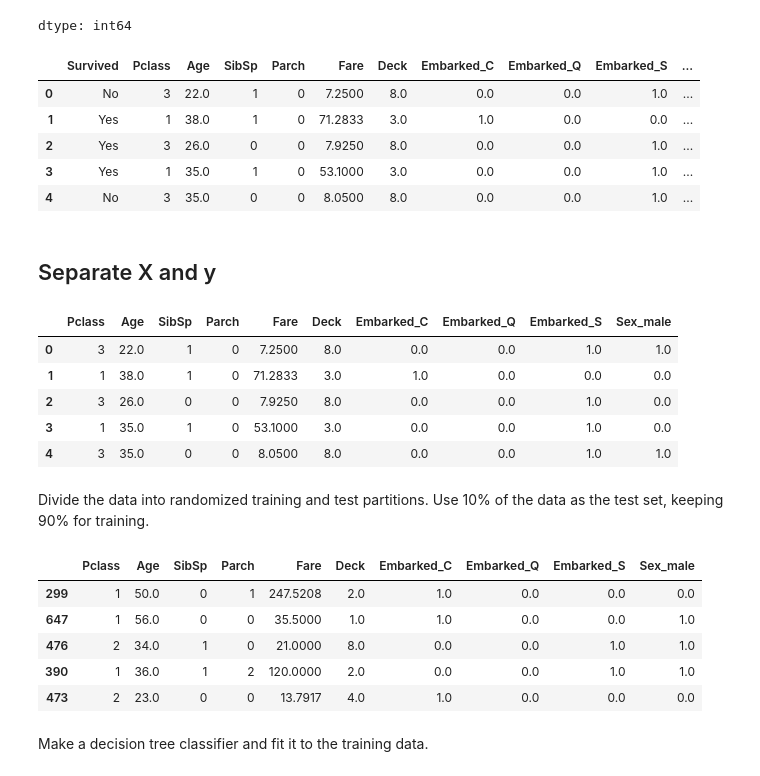
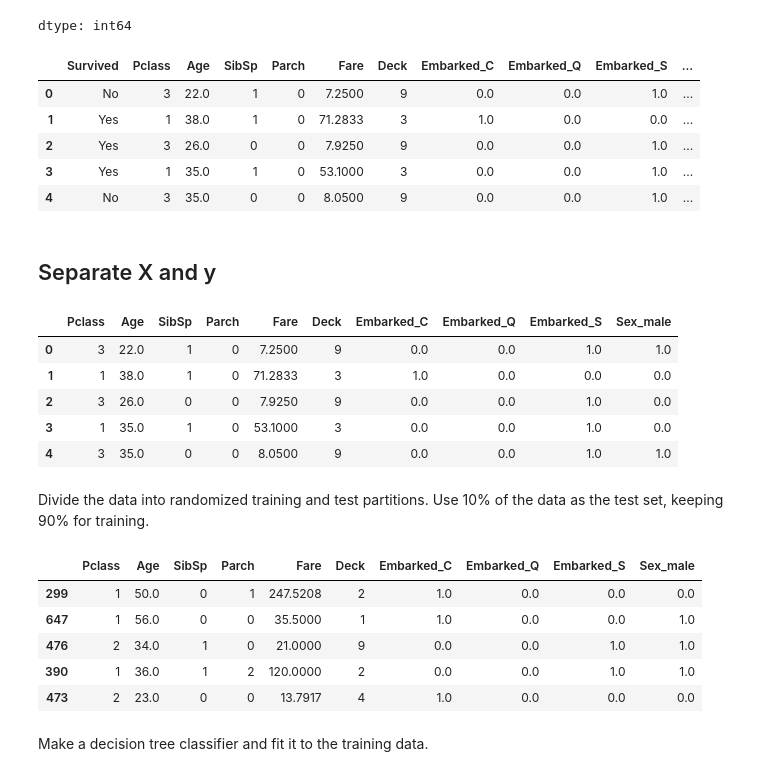
Before and after one commit to scottspurlock/csc4422-s2026, a Jupyter notebook: labs/day10_lab_spurlock.ipynb, the cells around one changed output. Saved outputs shown, nothing was run; the diff lists cells and outputs as text; code cells hidden in the pictures.

```diff
--- a/labs/day10_lab_spurlock.ipynb
+++ b/labs/day10_lab_spurlock.ipynb
@@ -74,23 +74,24 @@ dtype: int64
 # %%
 ord_map = {
     'A': 1,
     'B': 2,
     'C': 3,
     'D': 4,
     'E': 5,
-    'G': 6,
-    'T': 7,
-    'X': 8
+    'F': 6,
+    'G': 7,
+    'T': 8,
+    'X': 9
 }
 df['Deck'] = df['Deck'].map(ord_map)
 df.head()
 # %% [output]
 |  | Survived | Pclass | Age | SibSp | Parch | Fare | Deck | Embarked_C | Embarked_Q | Embarked_S | ... |
-| 0 | No | 3 | 22.0 | 1 | 0 | 7.2500 | 8.0 | 0.0 | 0.0 | 1.0 | ... |
-| 1 | Yes | 1 | 38.0 | 1 | 0 | 71.2833 | 3.0 | 1.0 | 0.0 | 0.0 | ... |
-| 2 | Yes | 3 | 26.0 | 0 | 0 | 7.9250 | 8.0 | 0.0 | 0.0 | 1.0 | ... |
-| 3 | Yes | 1 | 35.0 | 1 | 0 | 53.1000 | 3.0 | 0.0 | 0.0 | 1.0 | ... |
-| 4 | No | 3 | 35.0 | 0 | 0 | 8.0500 | 8.0 | 0.0 | 0.0 | 1.0 | ... |
+| 0 | No | 3 | 22.0 | 1 | 0 | 7.2500 | 9 | 0.0 | 0.0 | 1.0 | ... |
+| 1 | Yes | 1 | 38.0 | 1 | 0 | 71.2833 | 3 | 1.0 | 0.0 | 0.0 | ... |
+| 2 | Yes | 3 | 26.0 | 0 | 0 | 7.9250 | 9 | 0.0 | 0.0 | 1.0 | ... |
+| 3 | Yes | 1 | 35.0 | 1 | 0 | 53.1000 | 3 | 0.0 | 0.0 | 1.0 | ... |
+| 4 | No | 3 | 35.0 | 0 | 0 | 8.0500 | 9 | 0.0 | 0.0 | 1.0 | ... |
 # %% [markdown]
 ## Separate X and y
 # %%
@@ -99,11 +100,11 @@ X = df.drop(['Survived'], axis=1)
 X.head()
 # %% [output]
 |  | Pclass | Age | SibSp | Parch | Fare | Deck | Embarked_C | Embarked_Q | Embarked_S | Sex_male |
-| 0 | 3 | 22.0 | 1 | 0 | 7.2500 | 8.0 | 0.0 | 0.0 | 1.0 | 1.0 |
-| 1 | 1 | 38.0 | 1 | 0 | 71.2833 | 3.0 | 1.0 | 0.0 | 0.0 | 0.0 |
-| 2 | 3 | 26.0 | 0 | 0 | 7.9250 | 8.0 | 0.0 | 0.0 | 1.0 | 0.0 |
-| 3 | 1 | 35.0 | 1 | 0 | 53.1000 | 3.0 | 0.0 | 0.0 | 1.0 | 0.0 |
-| 4 | 3 | 35.0 | 0 | 0 | 8.0500 | 8.0 | 0.0 | 0.0 | 1.0 | 1.0 |
+| 0 | 3 | 22.0 | 1 | 0 | 7.2500 | 9 | 0.0 | 0.0 | 1.0 | 1.0 |
+| 1 | 1 | 38.0 | 1 | 0 | 71.2833 | 3 | 1.0 | 0.0 | 0.0 | 0.0 |
+| 2 | 3 | 26.0 | 0 | 0 | 7.9250 | 9 | 0.0 | 0.0 | 1.0 | 0.0 |
+| 3 | 1 | 35.0 | 1 | 0 | 53.1000 | 3 | 0.0 | 0.0 | 1.0 | 0.0 |
+| 4 | 3 | 35.0 | 0 | 0 | 8.0500 | 9 | 0.0 | 0.0 | 1.0 | 1.0 |
 # %% [markdown]
 Divide the data into randomized training and test partitions. Use 10% of the data
 as the test set, keeping 90% for training.
@@ -113,11 +114,11 @@ Xtrain, Xtest, ytrain, ytest = train_test_split(X, y, test_size=0.10, random_sta
 Xtrain.head()
 # %% [output]
 |  | Pclass | Age | SibSp | Parch | Fare | Deck | Embarked_C | Embarked_Q | Embarked_S | Sex_male |
-| 299 | 1 | 50.0 | 0 | 1 | 247.5208 | 2.0 | 1.0 | 0.0 | 0.0 | 0.0 |
-| 647 | 1 | 56.0 | 0 | 0 | 35.5000 | 1.0 | 1.0 | 0.0 | 0.0 | 1.0 |
-| 476 | 2 | 34.0 | 1 | 0 | 21.0000 | 8.0 | 0.0 | 0.0 | 1.0 | 1.0 |
-| 390 | 1 | 36.0 | 1 | 2 | 120.0000 | 2.0 | 0.0 | 0.0 | 1.0 | 1.0 |
-| 473 | 2 | 23.0 | 0 | 0 | 13.7917 | 4.0 | 1.0 | 0.0 | 0.0 | 0.0 |
+| 299 | 1 | 50.0 | 0 | 1 | 247.5208 | 2 | 1.0 | 0.0 | 0.0 | 0.0 |
+| 647 | 1 | 56.0 | 0 | 0 | 35.5000 | 1 | 1.0 | 0.0 | 0.0 | 1.0 |
+| 476 | 2 | 34.0 | 1 | 0 | 21.0000 | 9 | 0.0 | 0.0 | 1.0 | 1.0 |
+| 390 | 1 | 36.0 | 1 | 2 | 120.0000 | 2 | 0.0 | 0.0 | 1.0 | 1.0 |
+| 473 | 2 | 23.0 | 0 | 0 | 13.7917 | 4 | 1.0 | 0.0 | 0.0 | 0.0 |
 # %% [markdown]
 Make a decision tree classifier and fit it to the training data.
 # %%
```
Also changed, not shown: parts of 5 cells of this notebook.
